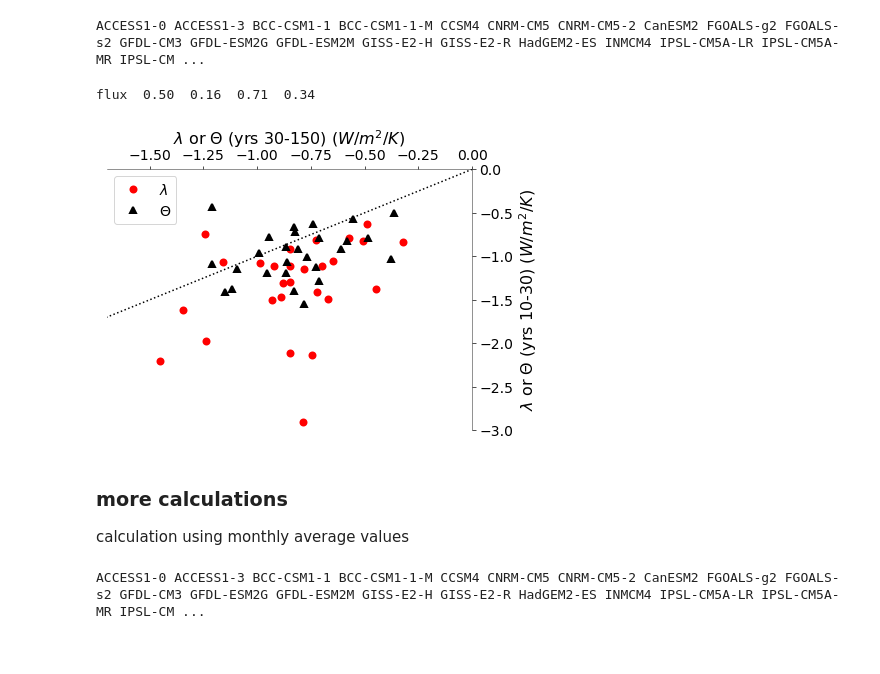
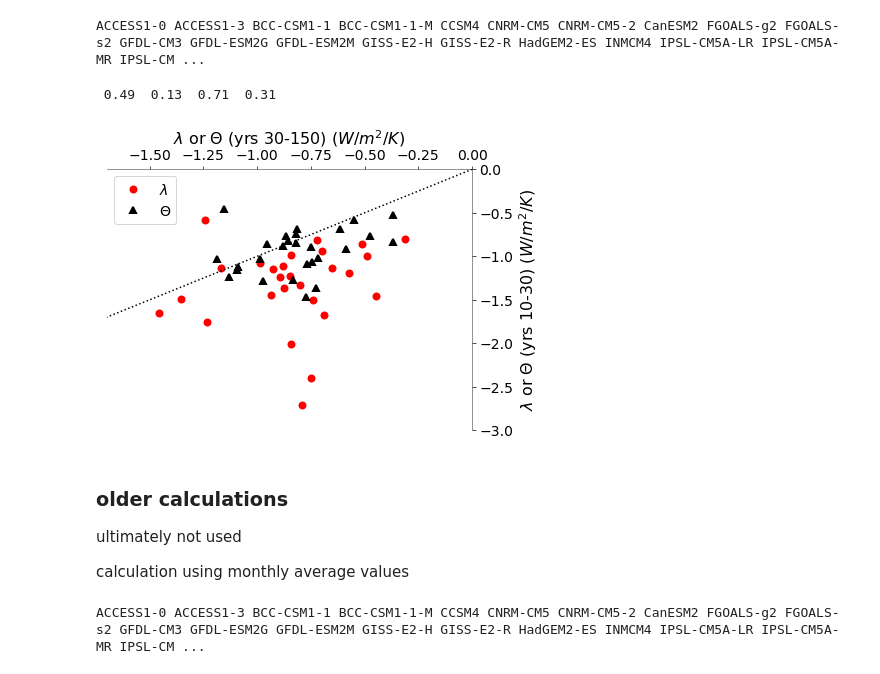
Before and after one commit to aedessler/DesslerMauritsenStevens18, a Jupyter notebook: fig6.ipynb, the cells around one changed output. Cells and saved outputs as stored; diff of their text form; code cells hidden in the pictures.

```diff
--- a/fig6.ipynb
+++ b/fig6.ipynb
@@ -86,45 +83,47 @@ for fluxvar in ['flux']:
 		for tg in [feedbacks[mn].ts,feedbacks[mn].t_trop]:
 			# flux=mod1.lwclr+mod1.swclr+mod1.swcre+mod1.lwcre
 
-			a1=[stats.linregress(anomaly(tg),anomaly(flux)).slope]
-			a1.append(stats.linregress(anomaly(tg[syear:(syear+20)]),anomaly(flux[syear:(syear+20)])).slope)
-			a1.append(stats.linregress(anomaly(tg[(syear+20):]),anomaly(flux[(syear+20):])).slope)
+			a1=[stats.linregress((tg),(flux)).slope]
+			a1.append(stats.linregress((tg[syear:(syear+20)]),(flux[syear:(syear+20)])).slope)
+			a1.append(stats.linregress((tg[(syear+20):]),(flux[(syear+20):])).slope)
 			abrupt.append(a1)
 		modelOutput[fluxvar][mn]=abrupt
 # %%
 mpl.rcParams['xtick.labelsize'] = 14
 mpl.rcParams['ytick.labelsize'] = 14
 
 # plot of curvature
 # for fluxvar in 'lwclr,swclr,lwcre,swcre,flux'.split(','):
 fluxvar='flux'
 figure(figsize=(7,5))
 plt.subplots_adjust(right=0.85,top=0.85)
 values4=np.array([modelOutput[fluxvar][ii][0][1] for ii in models])
 values5=np.array([modelOutput[fluxvar][ii][0][2] for ii in models])
 plot(values5,values4,'ro',label='$\lambda$',markersize=8,markeredgecolor='none')
 values6=np.array([modelOutput[fluxvar][ii][1][1] for ii in models])
 values7=np.array([modelOutput[fluxvar][ii][1][2] for ii in models])
 plot(values7,values6,'k^',markersize=6,mew=2,label='$\Theta$')
 plot(np.linspace(-3,3),np.linspace(-3,3),'k',ls='dotted')
 avgval=np.average(values4+values5+values6+values7)
 # 	xlim(avgval-0.8,avgval+0.8);ylim(avgval-1.,avgval+1.)
 xlim(-1.7,0);ylim(-3,0)
 legend(loc=2,fontsize=14)
 # 	grid()
 xlabel('$\lambda$ or $\Theta$ (yrs {}-150) ($W/m^2/K$)'.format(syear+20),fontsize=16)
 ylabel('$\lambda$ or $\Theta$ (yrs {}-{}) ($W/m^2/K$)'.format(syear,syear+20),fontsize=16)
-print('{} {:5.2f} {:5.2f} {:5.2f} {:5.2f}'.format(fluxvar,np.average(np.array(values5)-np.array(values4)),\
+print('{:5.2f} {:5.2f} {:5.2f} {:5.2f}'.format(np.average(np.array(values5)-np.array(values4)),\
     np.average(np.array(values7)-np.array(values6)),np.average((np.array(values5)-np.array(values4))**2)**0.5,\
     np.average((np.array(values7)-np.array(values6))**2)**0.5))
 colorplot(gca())
 # savefig('fig6.eps')
-# savefig('fig6')
+savefig('fig6')
 # %% [output]
-flux  0.50  0.16  0.71  0.34
+ 0.49  0.13  0.71  0.31
-[figure, old version]
+[figure, new version]
 # %% [markdown]
-### more calculations
+### older calculations
+
+ultimately not used
 
 calculation using monthly average values
 # %%
```
Also changed, not shown: parts of 6 cells of this notebook, 6 other files.
